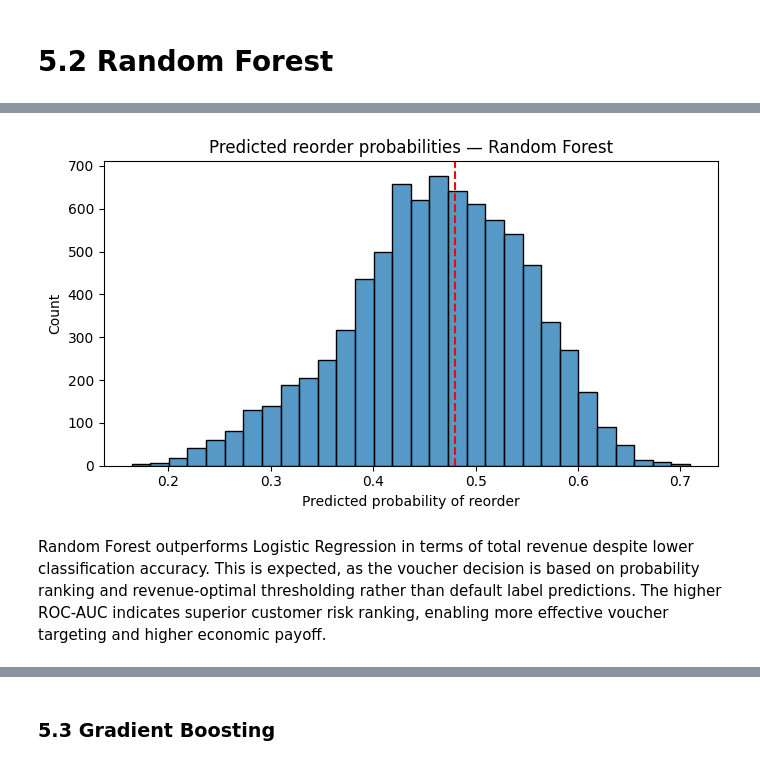
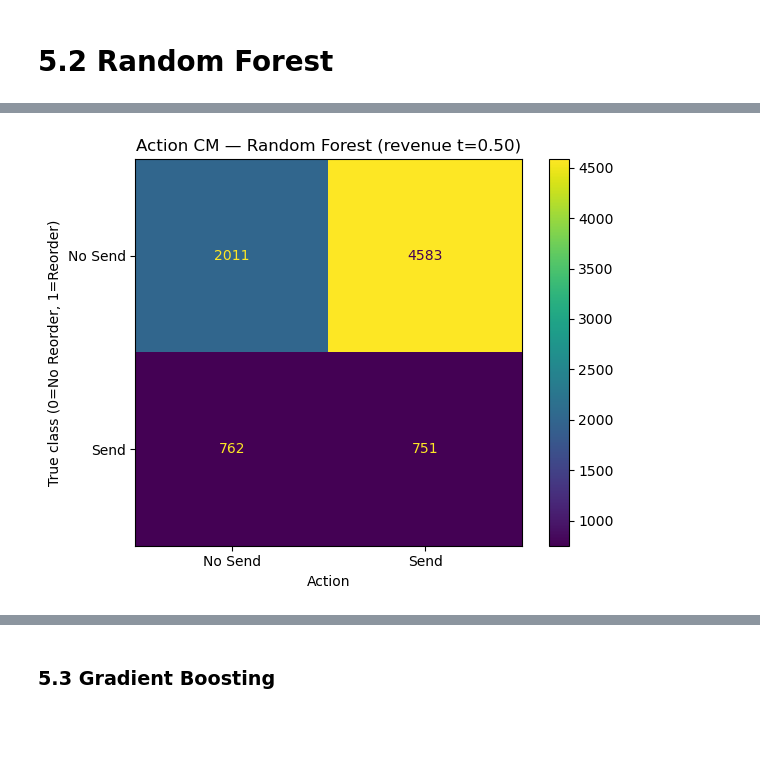
Before and after one commit to ungeralexan/ml_assignment, a Jupyter notebook: stand_safe_06_01/project.ipynb, the cells around one changed output, grey strips where cells are left out. Drawn from its saved outputs; the diff is of its cells as text; code cells hidden in the pictures; blank space fills up the shorter version.

```diff
--- a/stand_safe_06_01/project.ipynb
+++ b/stand_safe_06_01/project.ipynb
@@ -1282,13 +1327,22 @@ plt.show()
-# %%
-plt.figure(figsize=(7, 4))
-sns.histplot(result_rf["y_pred_proba"], bins=30)
-plt.axvline(result_rf["best_threshold"], color="red", linestyle="--")
-plt.title("Predicted reorder probabilities — Random Forest")
-plt.xlabel("Predicted probability of reorder")
-plt.ylabel("Count")
-plt.tight_layout()
-plt.show()
-# %% [output]
-[figure, removed]
-# %% [markdown]
-Random Forest outperforms Logistic Regression in terms of total revenue despite lower classification accuracy. This is expected, as the voucher decision is based on probability ranking and revenue-optimal thresholding rather than default label predictions. The higher ROC-AUC indicates superior customer risk ranking, enabling more effective voucher targeting and higher economic payoff.
+# %%
+def plot_action_cm(y_true, send_voucher, title):
+    # rows: y_true = 0 (No Reorder), 1 (Reorder)
+    # cols: action = 0 (No Send), 1 (Send)
+    cm = confusion_matrix(y_true, send_voucher, labels=[0, 1])
+
+    disp = ConfusionMatrixDisplay(
+        confusion_matrix=cm,
+        display_labels=["No Send", "Send"]
+    )
+    disp.plot(values_format="d")
+    plt.title(title)
+    plt.xlabel("Action")
+    plt.ylabel("True class (0=No Reorder, 1=Reorder)")
+    plt.tight_layout()
+    plt.show()
+# %%
+t = result_rf["best_threshold"]
+send = (result_rf["y_proba"] < t).astype(int)
+plot_action_cm(y_val, send, f"Action CM — Random Forest (revenue t={t:.2f})")
+# %% [output]
+[figure, added]
```
Also changed, not shown: parts of 17 cells of this notebook.
